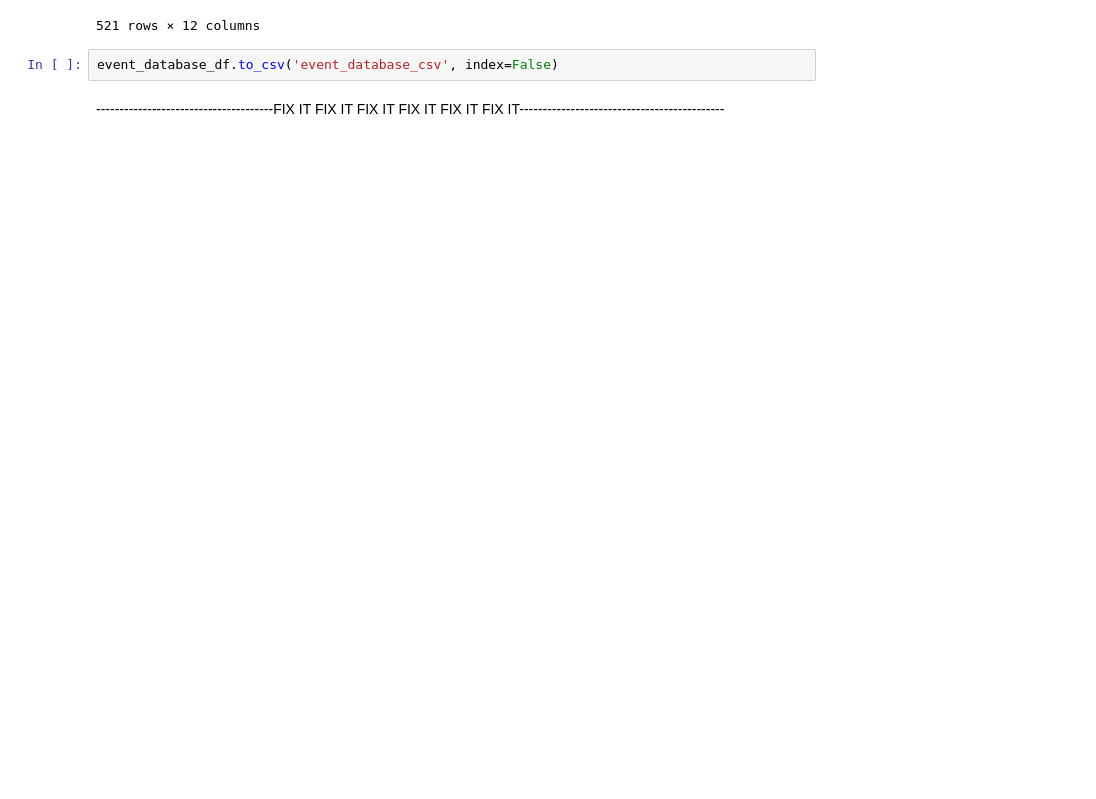
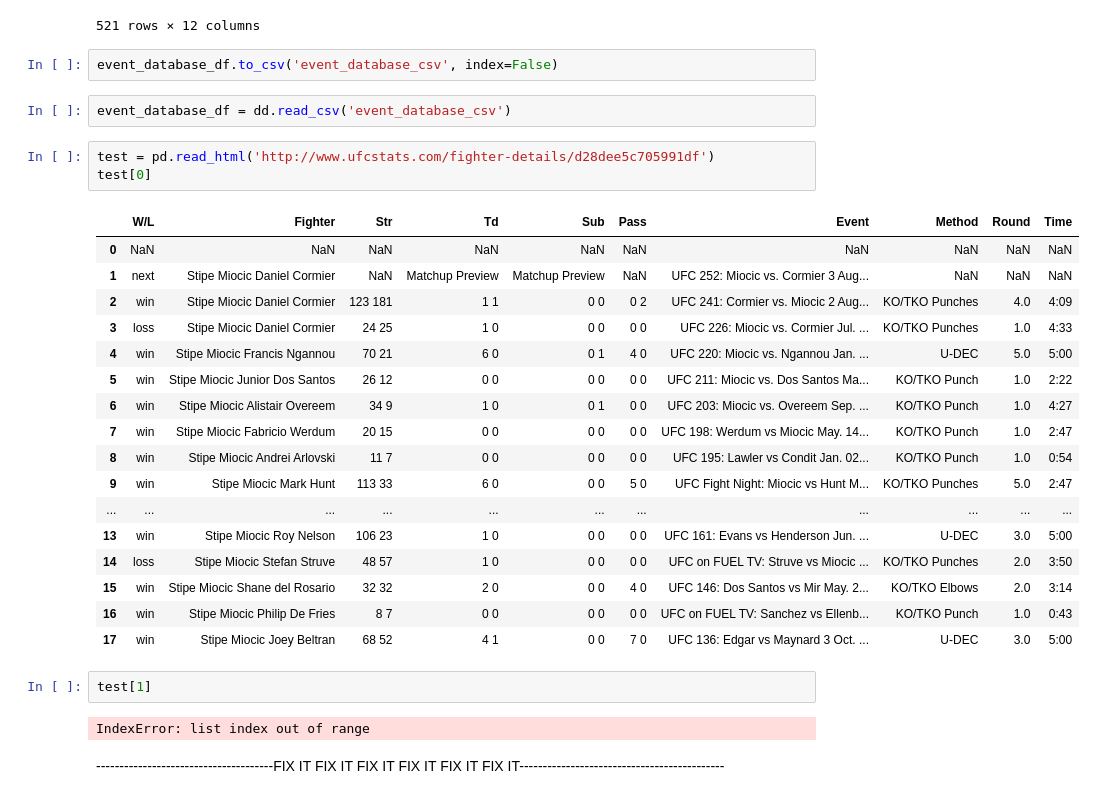
Before and after one commit to Neji128/Creating-a-SQL-Server-via-Web-Scrapping, a Jupyter notebook: Web_Scrapping.ipynb, the cells around one changed output. Drawn from its saved outputs; the diff is of its cells as text; blank space fills up the shorter version.

```diff
--- a/Web_Scrapping.ipynb
+++ b/Web_Scrapping.ipynb
@@ -737,5 +770,32 @@ event_database_df
 521 rows × 12 columns
 # %%
 event_database_df.to_csv('event_database_csv', index=False)
+# %%
+event_database_df = dd.read_csv('event_database_csv')
+# %%
+test = pd.read_html('http://www.ufcstats.com/fighter-details/d28dee5c705991df')
+test[0]
+# %% [output]
+|  | W/L | Fighter | Str | Td | Sub | Pass | Event | Method | Round | Time |
+| 0 | NaN | NaN | NaN | NaN | NaN | NaN | NaN | NaN | NaN | NaN |
+| 1 | next | Stipe Miocic Daniel Cormier | NaN | Matchup Preview | Matchup Preview | NaN | UFC 252: Miocic vs. Cormier 3 Aug... | NaN | NaN | NaN |
+| 2 | win | Stipe Miocic Daniel Cormier | 123 181 | 1 1 | 0 0 | 0 2 | UFC 241: Cormier vs. Miocic 2 Aug... | KO/TKO Punches | 4.0 | 4:09 |
+| 3 | loss | Stipe Miocic Daniel Cormier | 24 25 | 1 0 | 0 0 | 0 0 | UFC 226: Miocic vs. Cormier Jul. ... | KO/TKO Punches | 1.0 | 4:33 |
+| 4 | win | Stipe Miocic Francis Ngannou | 70 21 | 6 0 | 0 1 | 4 0 | UFC 220: Miocic vs. Ngannou Jan. ... | U-DEC | 5.0 | 5:00 |
+| 5 | win | Stipe Miocic Junior Dos Santos | 26 12 | 0 0 | 0 0 | 0 0 | UFC 211: Miocic vs. Dos Santos Ma... | KO/TKO Punch | 1.0 | 2:22 |
+| 6 | win | Stipe Miocic Alistair Overeem | 34 9 | 1 0 | 0 1 | 0 0 | UFC 203: Miocic vs. Overeem Sep. ... | KO/TKO Punch | 1.0 | 4:27 |
+| 7 | win | Stipe Miocic Fabricio Werdum | 20 15 | 0 0 | 0 0 | 0 0 | UFC 198: Werdum vs Miocic May. 14... | KO/TKO Punch | 1.0 | 2:47 |
+| 8 | win | Stipe Miocic Andrei Arlovski | 11 7 | 0 0 | 0 0 | 0 0 | UFC 195: Lawler vs Condit Jan. 02... | KO/TKO Punch | 1.0 | 0:54 |
+| 9 | win | Stipe Miocic Mark Hunt | 113 33 | 6 0 | 0 0 | 5 0 | UFC Fight Night: Miocic vs Hunt M... | KO/TKO Punches | 5.0 | 2:47 |
+| ... | ... | ... | ... | ... | ... | ... | ... | ... | ... | ... |
+| 13 | win | Stipe Miocic Roy Nelson | 106 23 | 1 0 | 0 0 | 0 0 | UFC 161: Evans vs Henderson Jun. ... | U-DEC | 3.0 | 5:00 |
+| 14 | loss | Stipe Miocic Stefan Struve | 48 57 | 1 0 | 0 0 | 0 0 | UFC on FUEL TV: Struve vs Miocic ... | KO/TKO Punches | 2.0 | 3:50 |
+| 15 | win | Stipe Miocic Shane del Rosario | 32 32 | 2 0 | 0 0 | 4 0 | UFC 146: Dos Santos vs Mir May. 2... | KO/TKO Elbows | 2.0 | 3:14 |
+| 16 | win | Stipe Miocic Philip De Fries | 8 7 | 0 0 | 0 0 | 0 0 | UFC on FUEL TV: Sanchez vs Ellenb... | KO/TKO Punch | 1.0 | 0:43 |
+| 17 | win | Stipe Miocic Joey Beltran | 68 52 | 4 1 | 0 0 | 7 0 | UFC 136: Edgar vs Maynard 3 Oct. ... | U-DEC | 3.0 | 5:00 |
+# %%
+test[1]
+# %% [output]
+IndexError: list index out of range
 # %% [markdown]
 --------------------------------------FIX IT FIX IT FIX IT FIX IT FIX IT FIX IT--------------------------------------------
```
Also changed, not shown: parts of 10 cells of this notebook.
